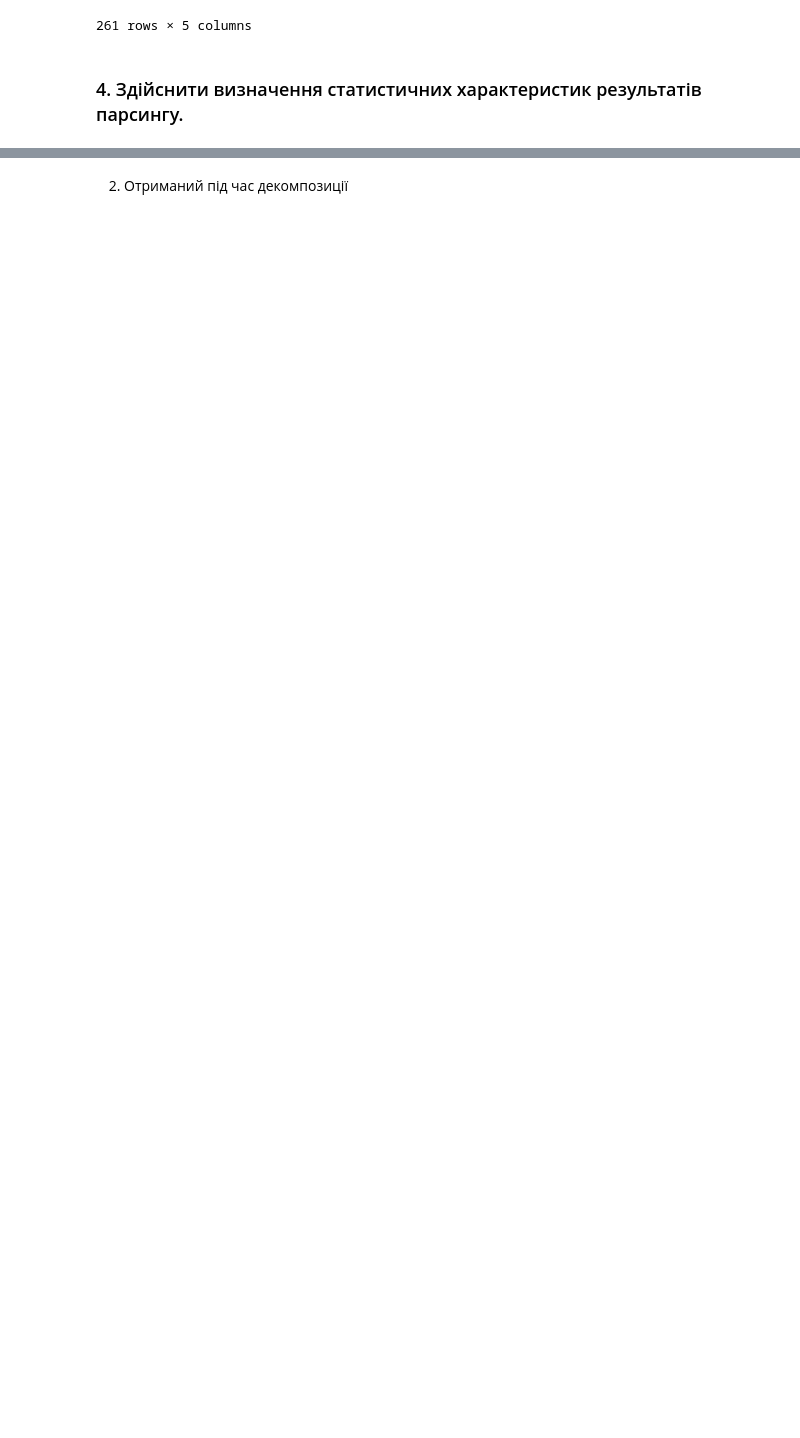
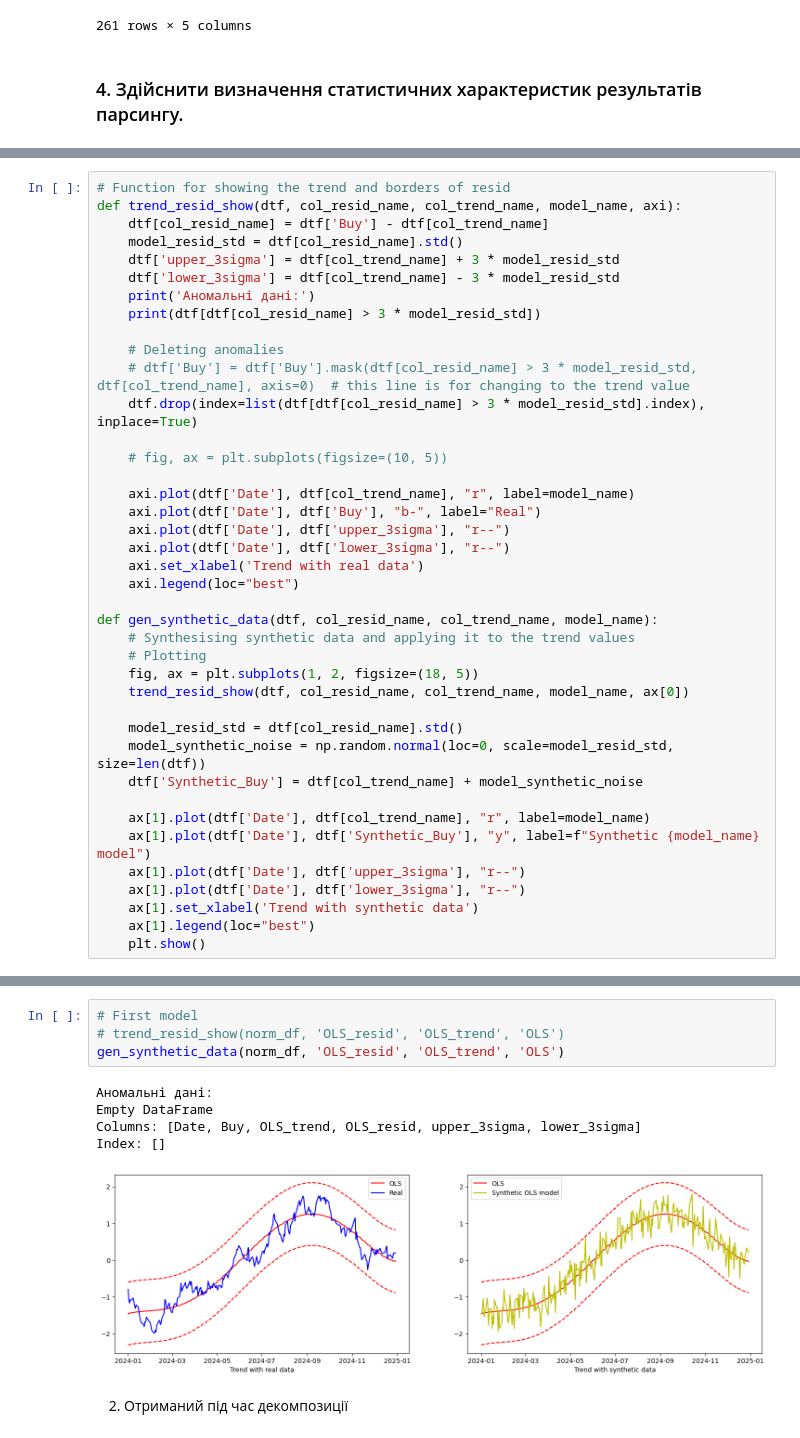
Before and after one commit to VarRoman/7_semester, a Jupyter notebook: Analysis_and_processing/Lab1/lab1_test.ipynb, the cells around one changed output, grey strips where cells are left out. Drawn from its saved outputs; the diff is of its cells as text; blank space fills up the shorter version.

```diff
--- a/Analysis_and_processing/Lab1/lab1_test.ipynb
+++ b/Analysis_and_processing/Lab1/lab1_test.ipynb
@@ -308,0 +220,40 @@ norm_df
+# %%
+# Function for showing the trend and borders of resid
+def trend_resid_show(dtf, col_resid_name, col_trend_name, model_name, axi):
+    dtf[col_resid_name] = dtf['Buy'] - dtf[col_trend_name]
+    model_resid_std = dtf[col_resid_name].std()
+    dtf['upper_3sigma'] = dtf[col_trend_name] + 3 * model_resid_std
+    dtf['lower_3sigma'] = dtf[col_trend_name] - 3 * model_resid_std
+    print('Аномальні дані:')
+    print(dtf[dtf[col_resid_name] > 3 * model_resid_std])
+
+    # Deleting anomalies
+    # dtf['Buy'] = dtf['Buy'].mask(dtf[col_resid_name] > 3 * model_resid_std, dtf[col_trend_name], axis=0)  # this line is for changing to the trend value
+    dtf.drop(index=list(dtf[dtf[col_resid_name] > 3 * model_resid_std].index), inplace=True)
+
+    # fig, ax = plt.subplots(figsize=(10, 5))
+
+    axi.plot(dtf['Date'], dtf[col_trend_name], "r", label=model_name)
+    axi.plot(dtf['Date'], dtf['Buy'], "b-", label="Real")
+    axi.plot(dtf['Date'], dtf['upper_3sigma'], "r--")
+    axi.plot(dtf['Date'], dtf['lower_3sigma'], "r--")
+    axi.set_xlabel('Trend with real data')
+    axi.legend(loc="best")
+
+def gen_synthetic_data(dtf, col_resid_name, col_trend_name, model_name):
+    # Synthesising synthetic data and applying it to the trend values
+    # Plotting
+    fig, ax = plt.subplots(1, 2, figsize=(18, 5))
+    trend_resid_show(dtf, col_resid_name, col_trend_name, model_name, ax[0])
+
+    model_resid_std = dtf[col_resid_name].std()
+    model_synthetic_noise = np.random.normal(loc=0, scale=model_resid_std, size=len(dtf))
+    dtf['Synthetic_Buy'] = dtf[col_trend_name] + model_synthetic_noise
+
+    ax[1].plot(dtf['Date'], dtf[col_trend_name], "r", label=model_name)
+    ax[1].plot(dtf['Date'], dtf['Synthetic_Buy'], "y", label=f"Synthetic {model_name} model")
+    ax[1].plot(dtf['Date'], dtf['upper_3sigma'], "r--")
+    ax[1].plot(dtf['Date'], dtf['lower_3sigma'], "r--")
+    ax[1].set_xlabel('Trend with synthetic data')
+    ax[1].legend(loc="best")
+    plt.show()
@@ -309,2 +262,12 @@ norm_df
+# %%
+# First model
+# trend_resid_show(norm_df, 'OLS_resid', 'OLS_trend', 'OLS')
+gen_synthetic_data(norm_df, 'OLS_resid', 'OLS_trend', 'OLS')
+# %% [output]
+Аномальні дані:
+Empty DataFrame
+Columns: [Date, Buy, OLS_trend, OLS_resid, upper_3sigma, lower_3sigma]
+Index: []
+[figure, added]
 # %% [markdown]
 2. Отриманий під час декомпозиції
```
Also changed, not shown: parts of 21 cells of this notebook, 2 other files.
